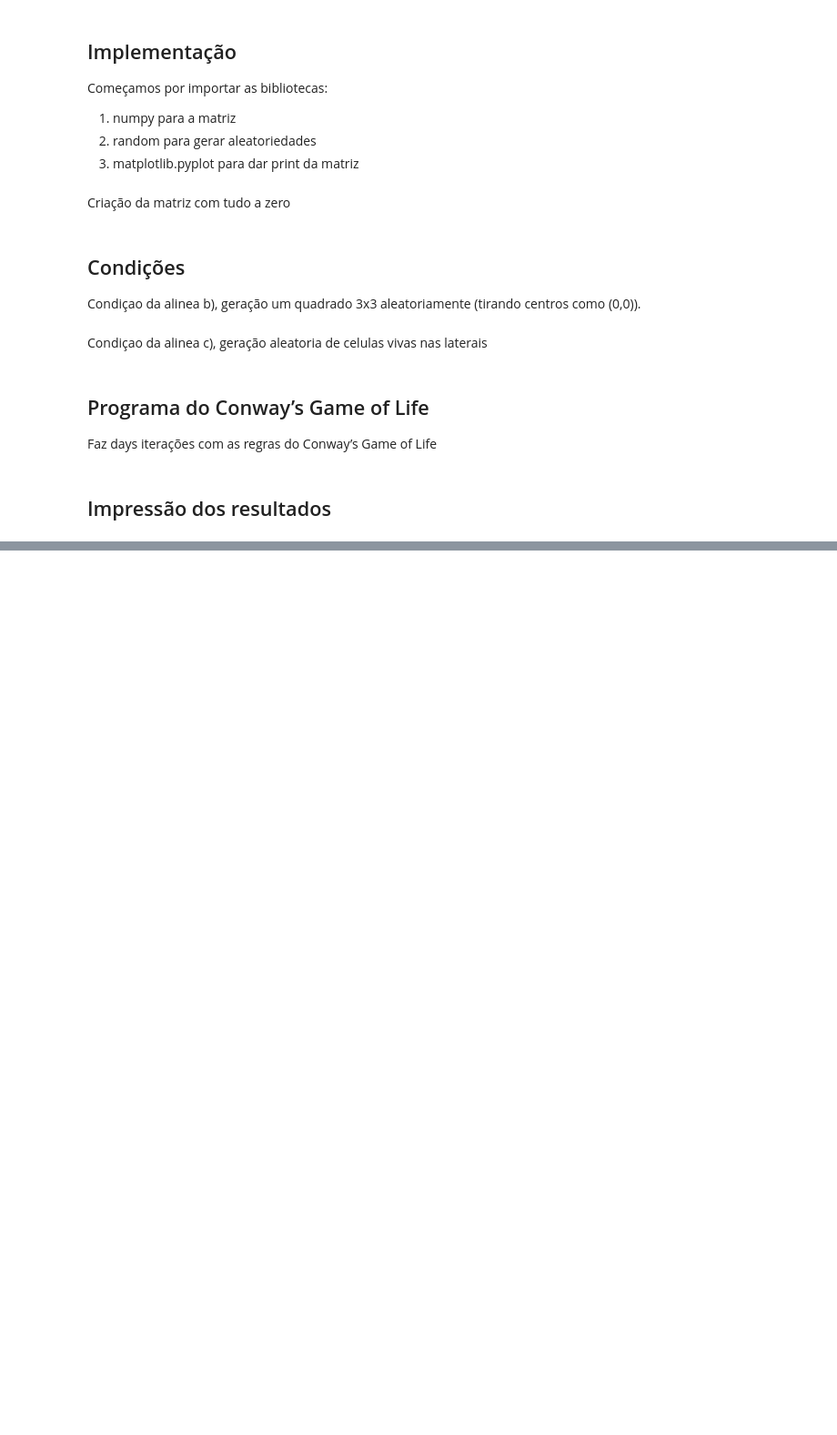
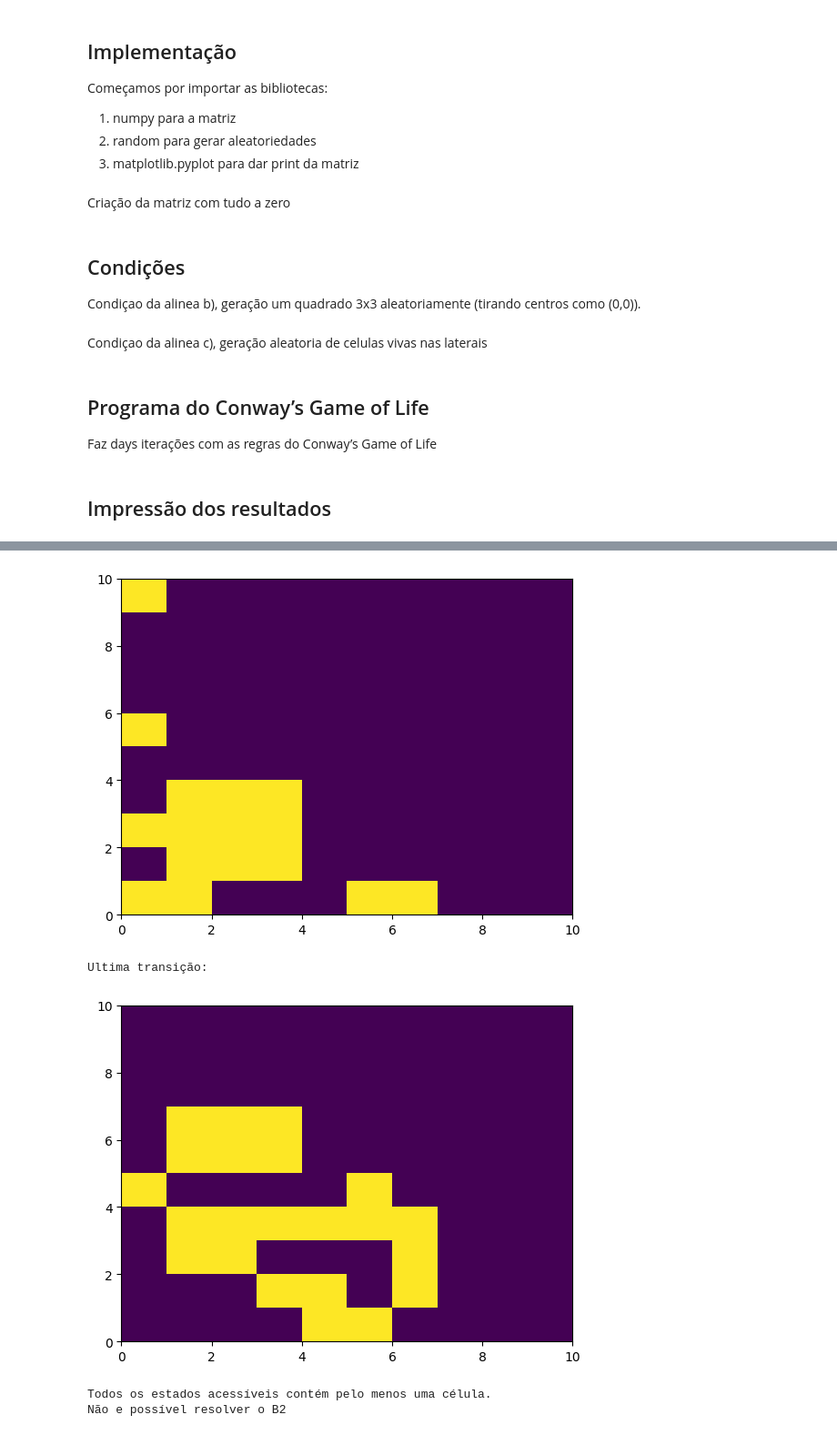
Before and after one commit to jkaxsh/LC, a Jupyter notebook: TP02/TP02 - Conway’s Game of Life.ipynb, the cells around one changed output, grey strips where cells are left out. Shown at 91% size. Saved outputs shown, nothing was run; the diff lists cells and outputs as text; code cells hidden in the pictures; blank space fills up the shorter version.

```diff
--- a/TP02/TP02 - Conway’s Game of Life.ipynb
+++ b/TP02/TP02 - Conway’s Game of Life.ipynb
@@ -177,0 +134,18 @@ PysmtTypeError: Expecting bool, got <class 'int'>
+# %%
+def get_values(states, solver):
+    if solver.solve():
+        return [[solver.get_value(states[y][x]) for x in range(len(states[0]))] for y in range(len(states))]
+# %%
+def print_state(values):
+    to_print = []
+    for i in values:
+        row = []
+        for j in i:
+            if j.is_true():
+                row.append(True)
+            else:
+                row.append(False)
+        to_print.append(row)
+    plt.pcolormesh(to_print)
+    plt.axis('on')
+    plt.show()
@@ -177,0 +182,57 @@ PysmtTypeError: Expecting bool, got <class 'int'>
+# %%
+def euclides(declare,init,grid_N, t, print_all):
+    with Solver(name="z3") as solver:
+        states = [declare(grid_N, k) for k in range(t)]
+        formula = []
+        tr = init(states[0])
+        formula.append(tr) # para verificar o B1
+        for i in tr:
+            solver.add_assertion(i)
+        for k in range(t-1):
+            values = get_values(states[k], solver)
+            if print_all or k == 0:
+                print_state(values)
+            curr = trans(values, states[k+1])
+            formula.append(curr)
+            for i in curr:
+                solver.add_assertion(i)
+        print("Ultima transição:")
+        values = get_values(states[t-1], solver)
+        print_state(values)
+        #B1
+        #em cada estado tem que pelo menos uma celula morta ou viva
+        for t in states:
+            cells = [j.Iff(TRUE()) for i in t for j in i] + [j.Iff(FALSE()) for i in t for j in i]
+            solver.add_assertion(Or(*cells))
+        if solver.solve():
+            print("Todos os estados acessíveis contém pelo menos uma célula.")
+        else:
+            print("Não e possível resolver o B1")
+        #como B1 é sempre verdadeira podemos provar B2 sem remover as assertions
+        #B2
+        dict = {}
+        for t in states:
+            for y in range(len(t)):
+                for x in range(len(t[0])):
+                    if f"({x},{y})" not in dict:
+                        dict[f"({x},{y})"] = [t[y][x].Iff(TRUE())]
+                    else:
+                        dict[f"({x},{y})"] += [t[y][x].Iff(TRUE())]
+
+        for v in dict.values():
+            solver.add_assertion(Or(*v))
+        if solver.solve():
+            print("Todas a célula normal está viva pelo menos uma vez em algum estado acessível.")
+        else:
+            print("Não e possível resolver o B2")
+
+days = 10
+grid_N = (10,10)
+print_all = False
+euclides(declare,init,grid_N, days, print_all)
+# %% [output]
+[figure, added]
+Ultima transição:
+[figure, added]
+Todos os estados acessíveis contém pelo menos uma célula.
+Não e possível resolver o B2
```
Also changed, not shown: parts of 11 cells of this notebook.
